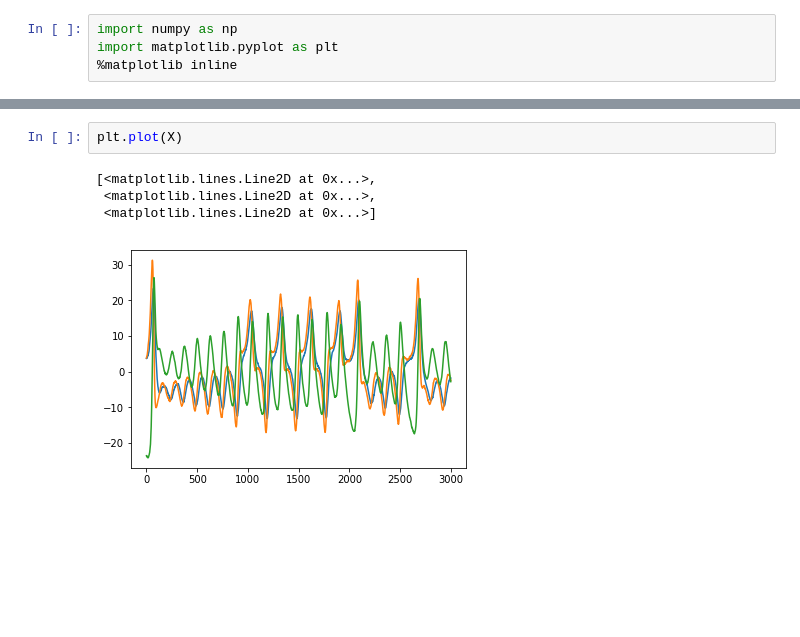
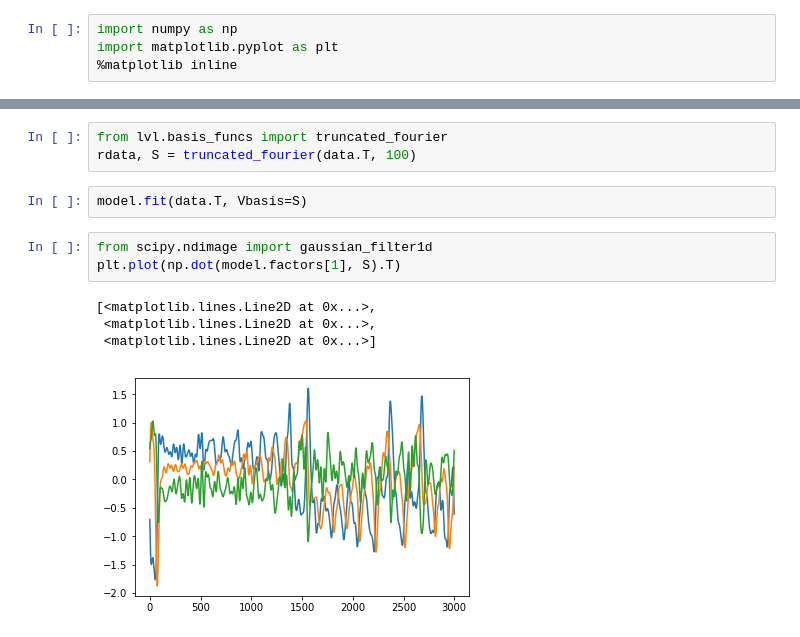
Before and after one commit to ahwillia/lvl, a Jupyter notebook: examples/PoissonMF.ipynb, the cells around one changed output, grey strips where cells are left out. Drawn from its saved outputs; the diff is of its cells as text; blank space fills up the shorter version.

Commit message:
ugly prototype for fourier basis

```diff
--- a/examples/PoissonMF.ipynb
+++ b/examples/PoissonMF.ipynb
@@ -47,7 +48,13 @@ plt.plot(gaussian_filter1d(model.factors[0], 3.0, axis=0))
-# %%
-plt.plot(X)
-# %% [output]
-[<matplotlib.lines.Line2D at 0x...>,
- <matplotlib.lines.Line2D at 0x...>,
- <matplotlib.lines.Line2D at 0x...>]
-[figure, removed]
+# %%
+from lvl.basis_funcs import truncated_fourier
+rdata, S = truncated_fourier(data.T, 100)
+# %%
+model.fit(data.T, Vbasis=S)
+# %%
+from scipy.ndimage import gaussian_filter1d
+plt.plot(np.dot(model.factors[1], S).T)
+# %% [output]
+[<matplotlib.lines.Line2D at 0x...>,
+ <matplotlib.lines.Line2D at 0x...>,
+ <matplotlib.lines.Line2D at 0x...>]
+[figure, added]
```
Also changed, not shown: parts of 7 cells of this notebook, 3 other files.
